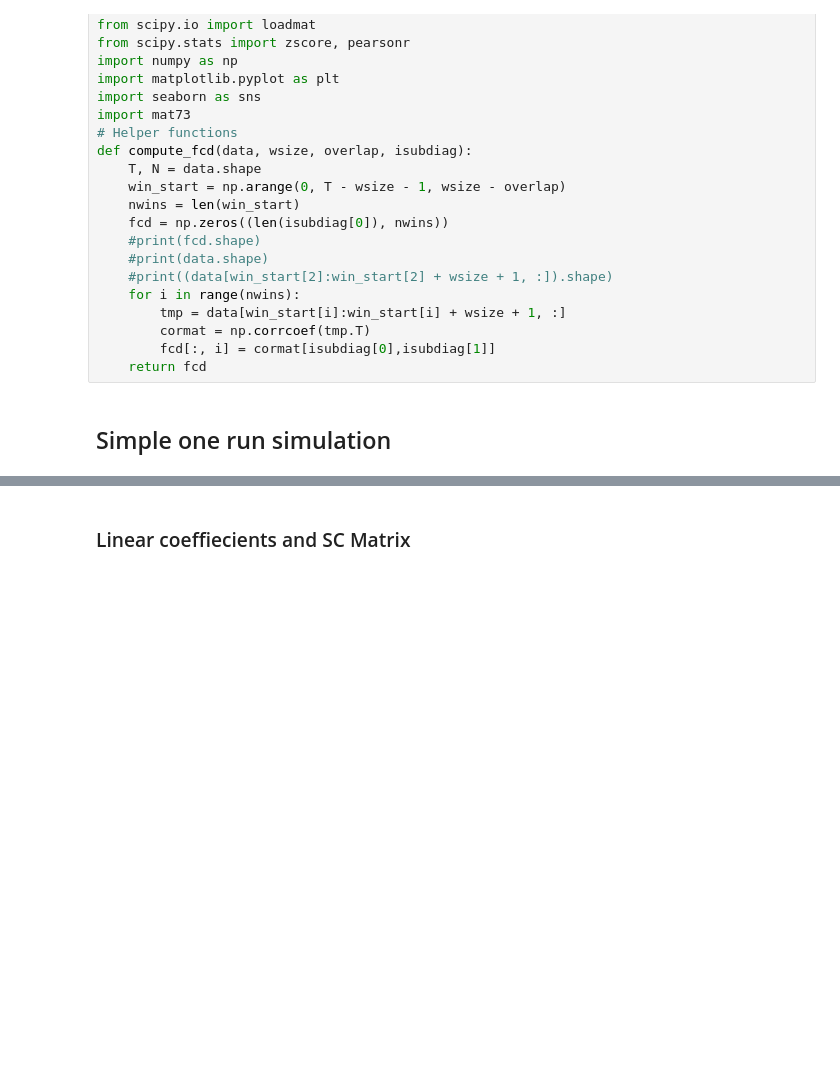
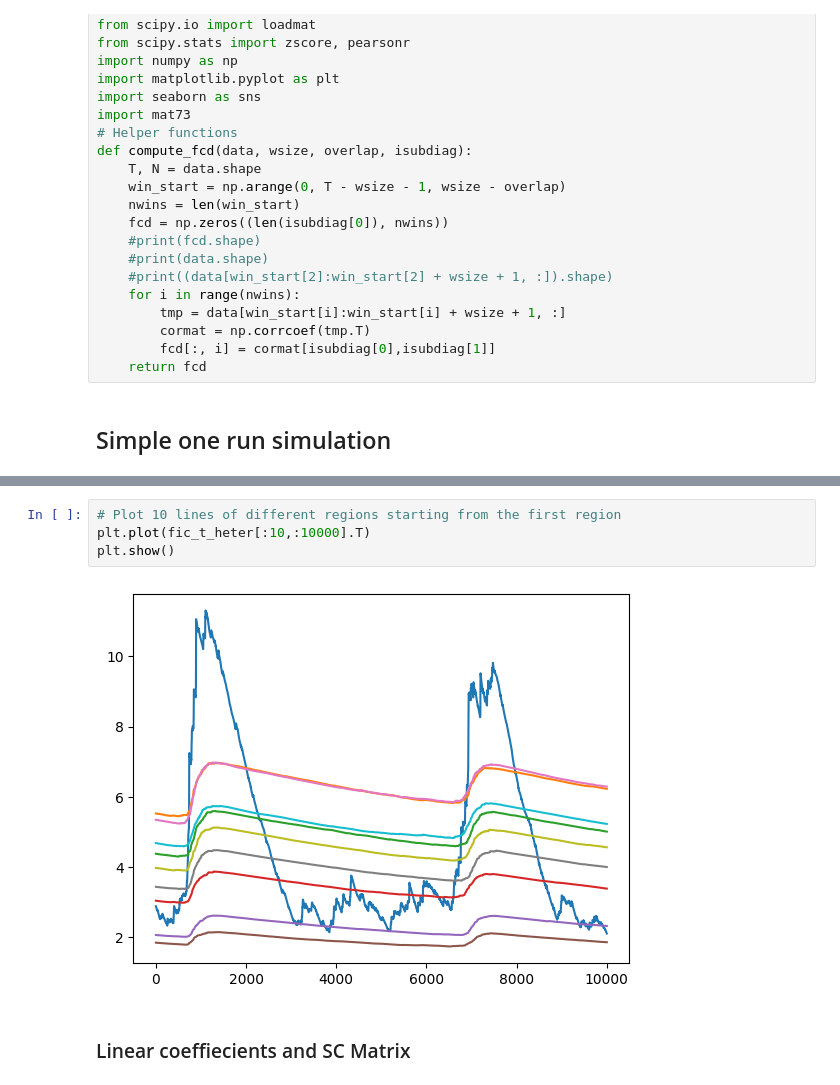
Before and after one commit to Picardian14/dyn_fic_dmf, a Jupyter notebook: python/Short_simulations.ipynb, the cells around one changed output, grey strips where cells are left out. Cells and saved outputs as stored; diff of their text form; blank space fills up the shorter version.

```diff
--- a/python/Short_simulations.ipynb
+++ b/python/Short_simulations.ipynb
@@ -62,3 +76,9 @@ Debuging boldDebuging bold
+# %%
+# Plot 10 lines of different regions starting from the first region
+plt.plot(fic_t_heter[:10,:10000].T)
+plt.show()
+# %% [output]
+[figure, added]
 # %% [markdown]
 ### Linear coeffiecients and SC Matrix
 # %% [markdown]
```
Also changed, not shown: parts of 4 cells of this notebook, 23 other files.
